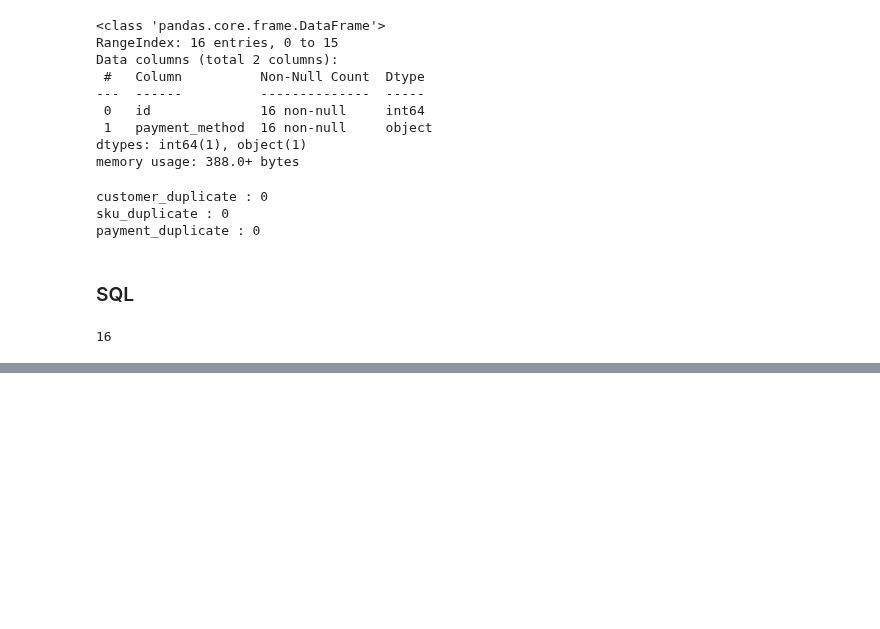
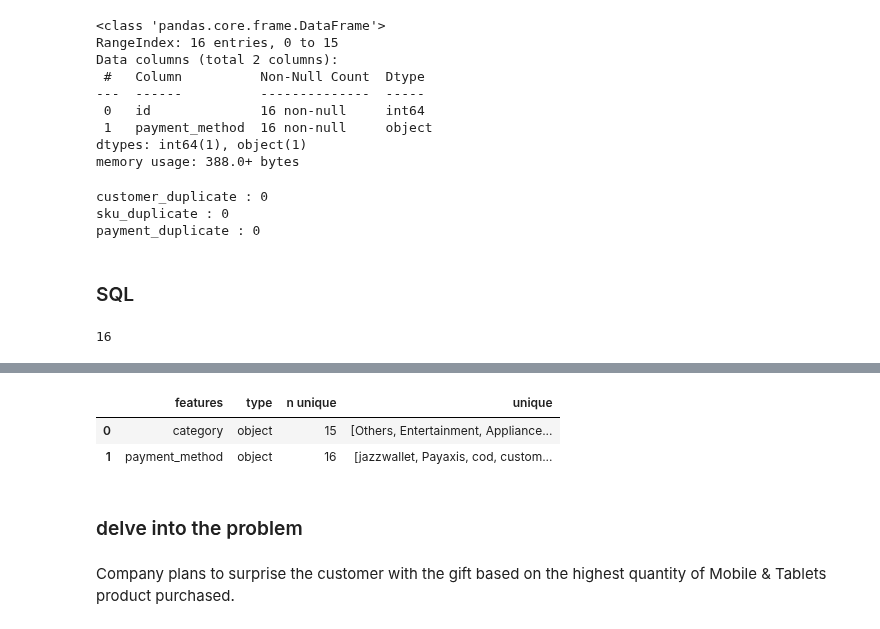
Before and after one commit to clarentcelsia/Analytics, a Jupyter notebook: ecommerce_product_sales.ipynb, the cells around one changed output, grey strips where cells are left out. Saved outputs shown, nothing was run; the diff lists cells and outputs as text; code cells hidden in the pictures; blank space fills up the shorter version.

```diff
--- a/ecommerce_product_sales.ipynb
+++ b/ecommerce_product_sales.ipynb
@@ -203,0 +239,7 @@ df.shape
+# %%
+date_maps = {
+    'registered_date':'datetime64[ns]',
+    'order_date':'datetime64[ns]'
+}
+df = df.astype(date_maps)
+df.info()
@@ -203,0 +264,18 @@ df.shape
+# %%
+list_items = []
+
+filtered = df.select_dtypes('object').columns
+filtered = filtered[~filtered.isin(['customer_id', 'sku_name'])]
+for col in df.loc[:, filtered].columns:
+    list_items.append([col, df[col].dtypes, df[col].nunique(), df[col].unique()])
+
+pd.set_option('display.max_colwidth', None)
+pd.DataFrame(columns=['features', 'type', 'n unique', 'unique'], data=list_items)
+# %% [output]
+|  | features | type | n unique | unique |
+| 0 | category | object | 15 | [Others, Entertainment, Appliance... |
+| 1 | payment_method | object | 16 | [jazzwallet, Payaxis, cod, custom... |
+# %% [markdown]
+### delve into the problem
+# %% [markdown]
+Company plans to surprise the customer with the gift based on the highest quantity of Mobile & Tablets product purchased.
```
Also changed, not shown: parts of 11 cells of this notebook.
